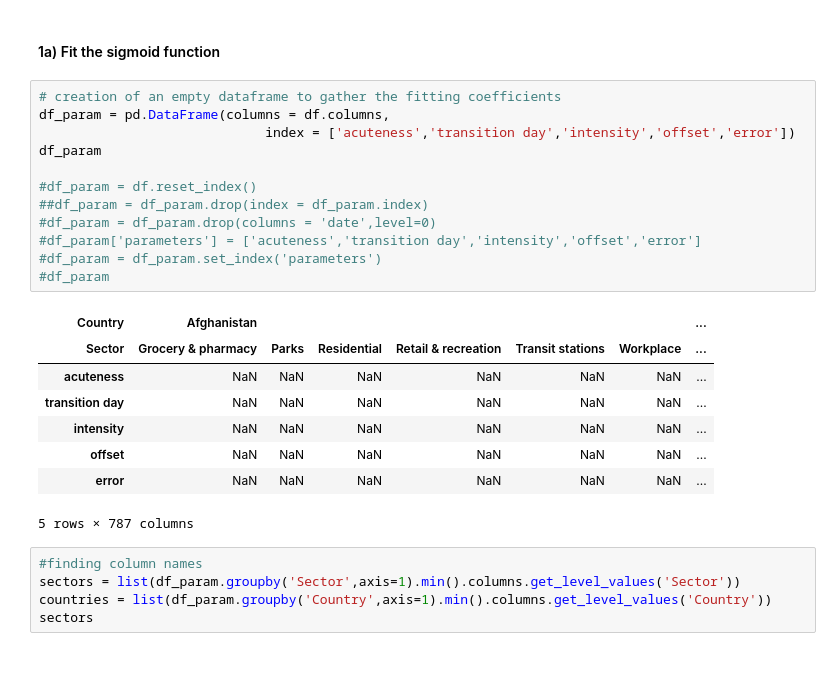
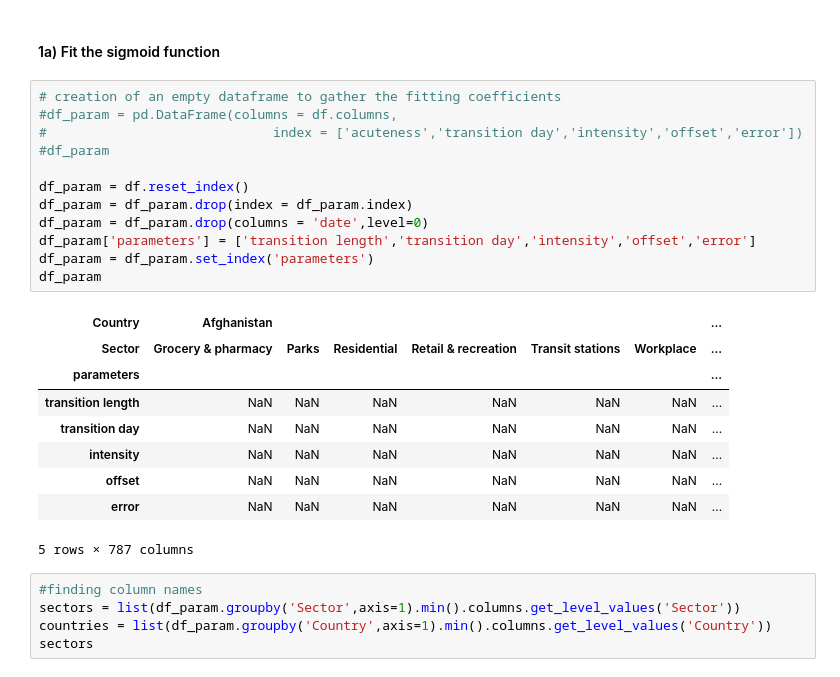
Before and after one commit to sylvainhislaire/projects, a Jupyter notebook: 1 - Fitting Google mobility data.ipynb, the cells around one changed output. Drawn from its saved outputs; the diff is of its cells as text.

```diff
--- a/1 - Fitting Google mobility data.ipynb
+++ b/1 - Fitting Google mobility data.ipynb
@@ -221,20 +205,21 @@ Strategy 1: fit all the data then take the average of the transition day
 #### 1a) Fit the sigmoid function
 # %%
 # creation of an empty dataframe to gather the fitting coefficients
-df_param = pd.DataFrame(columns = df.columns,
-                             index = ['acuteness','transition day','intensity','offset','error'])
+#df_param = pd.DataFrame(columns = df.columns,
+#                             index = ['acuteness','transition day','intensity','offset','error'])
+#df_param
+
+df_param = df.reset_index()
+df_param = df_param.drop(index = df_param.index)
+df_param = df_param.drop(columns = 'date',level=0)
+df_param['parameters'] = ['transition length','transition day','intensity','offset','error']
+df_param = df_param.set_index('parameters')
 df_param
-
-#df_param = df.reset_index()
-##df_param = df_param.drop(index = df_param.index)
-#df_param = df_param.drop(columns = 'date',level=0)
-#df_param['parameters'] = ['acuteness','transition day','intensity','offset','error']
-#df_param = df_param.set_index('parameters')
-#df_param
 # %% [output]
 | Country | Afghanistan |  |  |  |  |  | ... |
 | Sector | Grocery & pharmacy | Parks | Residential | Retail & recreation | Transit stations | Workplace | ... |
-| acuteness | NaN | NaN | NaN | NaN | NaN | NaN | ... |
+| parameters |  |  |  |  |  |  | ... |
+| transition length | NaN | NaN | NaN | NaN | NaN | NaN | ... |
 | transition day | NaN | NaN | NaN | NaN | NaN | NaN | ... |
 | intensity | NaN | NaN | NaN | NaN | NaN | NaN | ... |
 | offset | NaN | NaN | NaN | NaN | NaN | NaN | ... |
```
Also changed, not shown: parts of 32 cells of this notebook, 1 other file.
